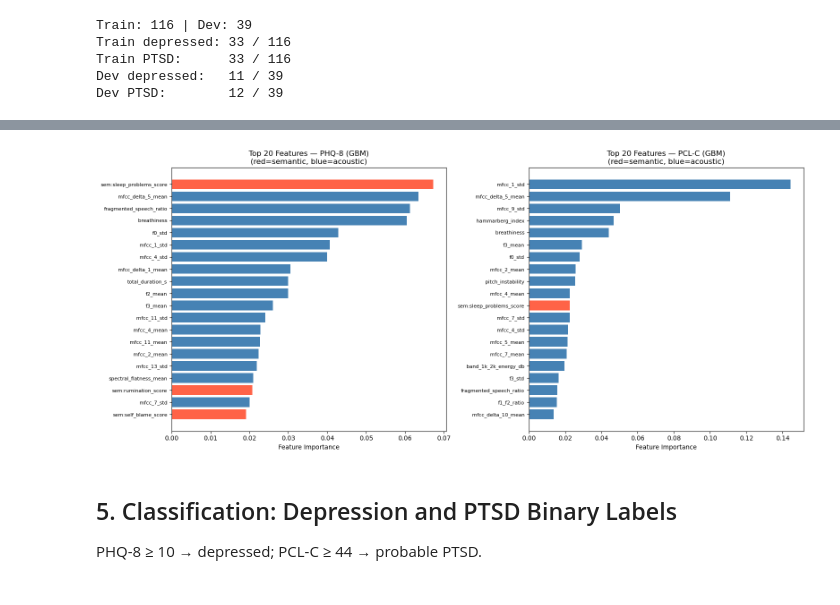
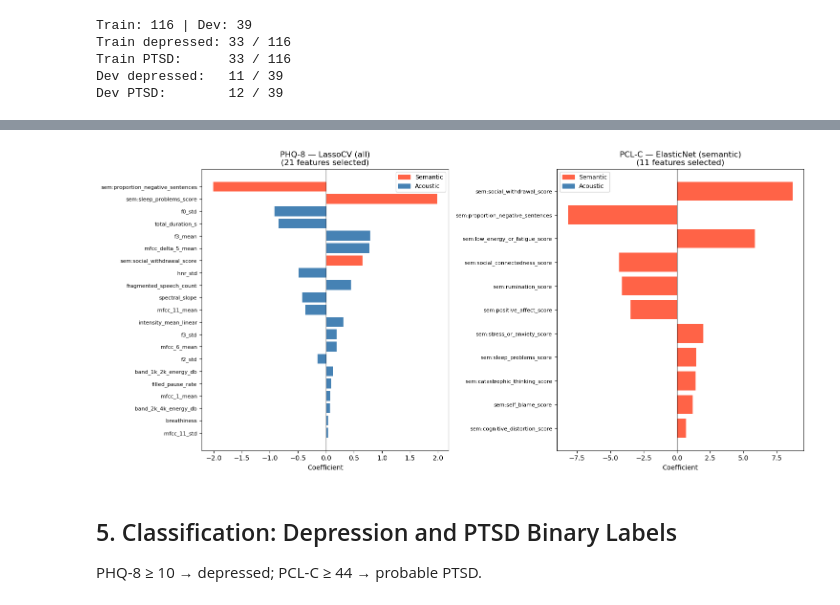
Before and after one commit to saeheeeom/MentalHealthMonitoring, a Jupyter notebook: model1_semantic_acoustic_to_phq_pcl.ipynb, the cells around one changed output, grey strips where cells are left out. Saved outputs shown, nothing was run; the diff lists cells and outputs as text; code cells hidden in the pictures.

```diff
--- a/model1_semantic_acoustic_to_phq_pcl.ipynb
+++ b/model1_semantic_acoustic_to_phq_pcl.ipynb
@@ -226,32 +234,37 @@ plt.show()
-# %%
-# Feature importance: top 20 for GradientBoosting (PHQ-8)
-fig, axes = plt.subplots(1, 2, figsize=(16, 7))
-
-for ax, (target_name, y_tr) in zip(axes, [('PHQ-8', y_phq_train), ('PCL-C', y_pcl_train)]):
-    pipe = Pipeline([
-        ('imputer', SimpleImputer(strategy='median')),
-        ('scaler',  StandardScaler()),
-        ('model',   GradientBoostingRegressor(n_estimators=200, max_depth=3, random_state=SEED))
-    ])
-    pipe.fit(X_train, y_tr)
-    imp = pipe.named_steps['model'].feature_importances_
-    top20 = np.argsort(imp)[-20:]
-
-    colors = ['steelblue' if ALL_COLS[i] in ACOUSTIC_COLS else 'tomato' for i in top20]
-    ax.barh(range(20), imp[top20], color=colors)
-    ax.set_yticks(range(20))
-    ax.set_yticklabels(
-        [ALL_COLS[i].replace('patient_mean_avg_','sem:').replace('patient_mean_','sem:') for i in top20],
-        fontsize=8
-    )
-    ax.set_xlabel('Feature Importance')
-    ax.set_title(f'Top 20 Features — {target_name} (GBM)\n(red=semantic, blue=acoustic)')
-
-plt.tight_layout()
-plt.savefig('feature_importance_regression.png', dpi=150)
-plt.show()
-# %% [output]
-[figure, removed]
+# %%
+# Selected features and their coefficients for best models
+fig, axes = plt.subplots(1, 2, figsize=(15, 7))
+
+for ax, (target, best_key, feat_cols) in zip(axes, [
+    ('PHQ-8', 'LassoCV (all)',         ALL_COLS),
+    ('PCL-C', 'ElasticNet (semantic)', SEMANTIC_COLS),
+]):
+    coef = reg_results[target][best_key]['importance']
+    nonzero = coef != 0
+    names  = [feat_cols[i] for i in range(len(feat_cols)) if nonzero[i]]
+    vals   = coef[nonzero]
+    order  = np.argsort(np.abs(vals))
+    names, vals = [names[i] for i in order], vals[order]
+
+    bar_colors = ['tomato' if n in SEMANTIC_COLS else 'steelblue' for n in names]
+    ax.barh(range(len(names)), vals, color=bar_colors)
+    ax.axvline(0, color='black', linewidth=0.8)
+    ax.set_yticks(range(len(names)))
+    ax.set_yticklabels(
+        [n.replace('patient_mean_avg_','sem:').replace('patient_mean_','sem:') for n in names],
+        fontsize=8
+    )
+    ax.set_xlabel('Coefficient')
+    ax.set_title(f'{target} — {best_key}\n({len(names)} features selected)')
+    from matplotlib.patches import Patch
+    ax.legend(handles=[Patch(color='tomato', label='Semantic'), Patch(color='steelblue', label='Acoustic')],
+              fontsize=9)
+
+plt.tight_layout()
+plt.savefig('lasso_selected_features.png', dpi=150)
+plt.show()
+# %% [output]
+[figure, added]
 # %% [markdown]
 ## 5. Classification: Depression and PTSD Binary Labels
 
```
Also changed, not shown: parts of 10 cells of this notebook, 1 other file.
